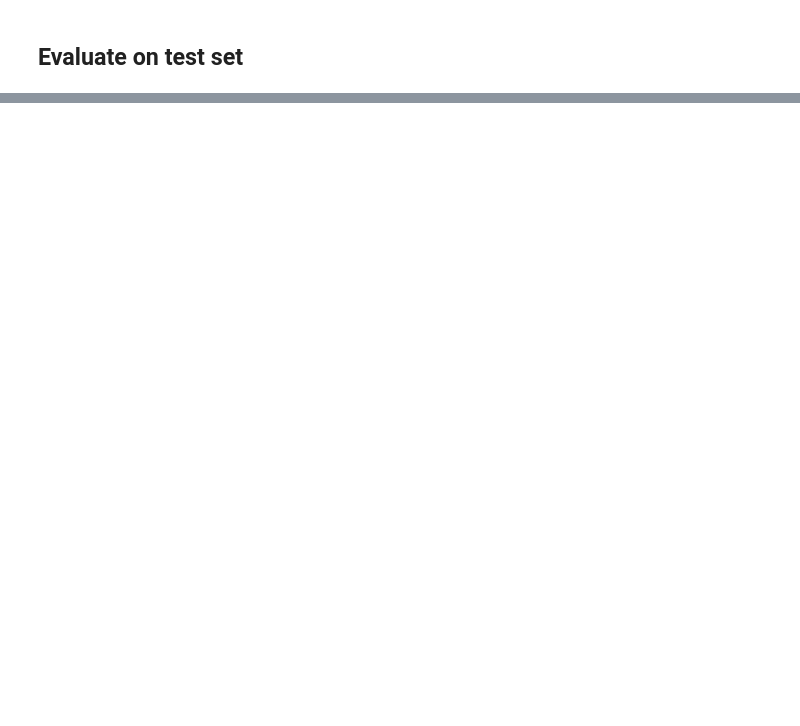
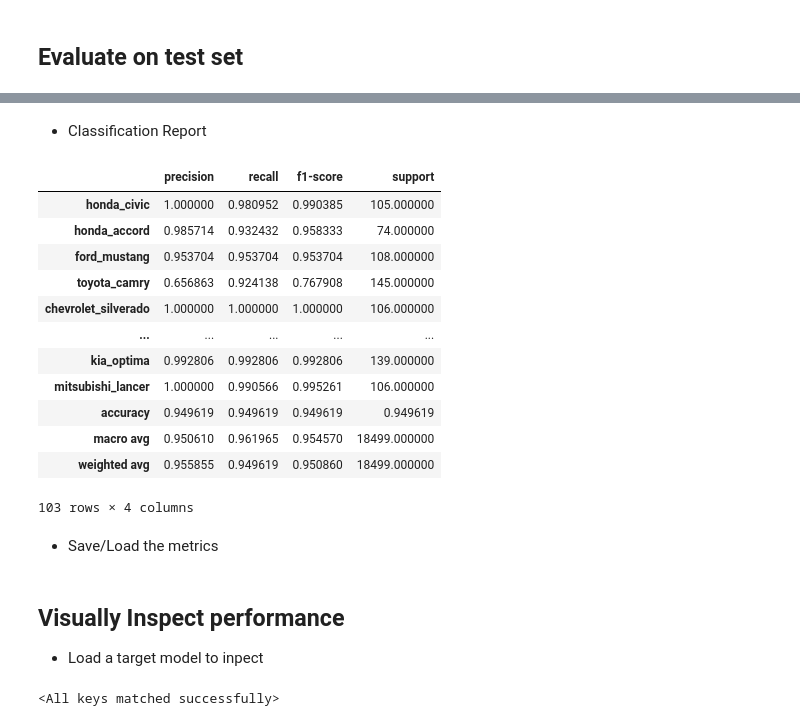
Before and after one commit to Anirudh58/vehicle-predictor, a Jupyter notebook: notebooks/baseline_methods.ipynb, the cells around one changed output, grey strips where cells are left out. Cells and saved outputs as stored; diff of their text form; code cells hidden in the pictures; blank space fills up the shorter version.

Commit message:
Added code for evaluation and metrics

```diff
--- a/notebooks/baseline_methods.ipynb
+++ b/notebooks/baseline_methods.ipynb
@@ -152,0 +194,20 @@ cm = pd.DataFrame(cm, index=target_make_model_labels, columns=target_make_model_
+# %% [markdown]
+- Classification Report
+# %%
+cr_pd
+# %% [output]
+|  | precision | recall | f1-score | support |
+| honda_civic | 1.000000 | 0.980952 | 0.990385 | 105.000000 |
+| honda_accord | 0.985714 | 0.932432 | 0.958333 | 74.000000 |
+| ford_mustang | 0.953704 | 0.953704 | 0.953704 | 108.000000 |
+| toyota_camry | 0.656863 | 0.924138 | 0.767908 | 145.000000 |
+| chevrolet_silverado | 1.000000 | 1.000000 | 1.000000 | 106.000000 |
+| ... | ... | ... | ... | ... |
+| kia_optima | 0.992806 | 0.992806 | 0.992806 | 139.000000 |
+| mitsubishi_lancer | 1.000000 | 0.990566 | 0.995261 | 106.000000 |
+| accuracy | 0.949619 | 0.949619 | 0.949619 | 0.949619 |
+| macro avg | 0.950610 | 0.961965 | 0.954570 | 18499.000000 |
+| weighted avg | 0.955855 | 0.949619 | 0.950860 | 18499.000000 |
+103 rows × 4 columns
+# %% [markdown]
+- Save/Load the metrics
@@ -152,0 +219,9 @@ cm = pd.DataFrame(cm, index=target_make_model_labels, columns=target_make_model_
+# %% [markdown]
+## Visually Inspect performance
+- Load a target model to inpect
+# %%
+# Load saved model
+model = get_model(num_labels, backbone_model).to(device)
+model.load_state_dict(torch.load(os.path.join(root_path, 'models', model_name)))
+# %% [output]
+<All keys matched successfully>
```
Also changed, not shown: parts of 13 cells of this notebook, 7 other files.
